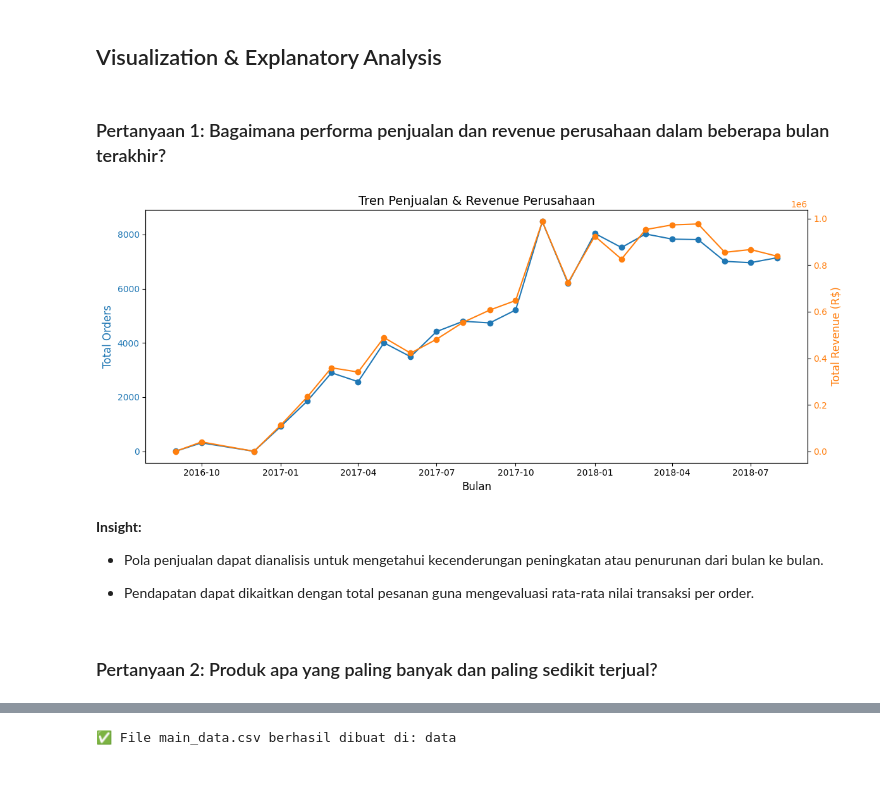
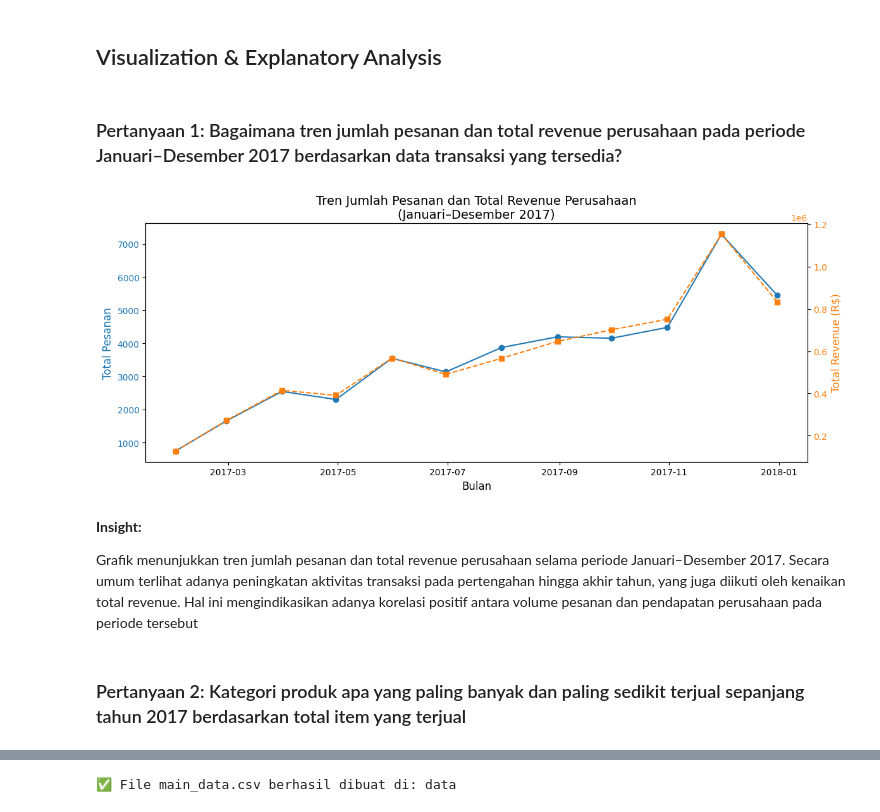
Before and after one commit to yudhakr/E-Commerce, a Jupyter notebook: notebook.ipynb, the cells around one changed output, grey strips where cells are left out. Saved outputs shown, nothing was run; the diff lists cells and outputs as text; code cells hidden in the pictures; blank space fills up the shorter version.

```diff
--- a/notebook.ipynb
+++ b/notebook.ipynb
@@ -374,3 +563,23 @@ sales_trend.tail(5)  # 5 bulan terakhir
+# %%
+# Gabungkan orders dan payments
+orders_payments_2017 = orders_2017.merge(
+    order_payments_df,
+    on='order_id',
+    how='left'
+)
+
+monthly_revenue = (
+    orders_payments_2017
+    .set_index('order_purchase_timestamp')
+    .resample('M')
+    .agg(total_revenue=('payment_value', 'sum'))
+)
+# %%
+sales_trend = monthly_orders.merge(
+    monthly_revenue,
+    left_index=True,
+    right_index=True
+)
 # %% [markdown]
 ###  Analisis penjualan terlaris dan kurang peminat
 # %%
@@ -419,39 +628,52 @@ dtype: int64
 - Produk dengan penjualan terendah bisa dievaluasi untuk penghapusan atau perbaikan strategi.
 # %% [markdown]
 ## Visualization & Explanatory Analysis
-# %% [markdown]
-### Pertanyaan 1: Bagaimana performa penjualan dan revenue perusahaan dalam beberapa bulan terakhir?
+# %% [markdown]
+### Pertanyaan 1: Bagaimana tren jumlah pesanan dan total revenue perusahaan pada periode Januari–Desember 2017 berdasarkan data transaksi yang tersedia?
 # %%
-import matplotlib.pyplot as plt
-import seaborn as sns
-
-# Konversi period ke datetime agar bisa diproses di grafik
-sales_trend.index = sales_trend.index.to_timestamp()
-
 # Plot tren penjualan dan revenue
 fig, ax1 = plt.subplots(figsize=(12, 5))
 
-# Plot total order
-ax1.set_title("Tren Penjualan & Revenue Perusahaan", fontsize=14)
+# Sumbu pertama: jumlah pesanan
+ax1.set_title(
+    "Tren Jumlah Pesanan dan Total Revenue Perusahaan\n(Januari–Desember 2017)",
+    fontsize=14
+)
 ax1.set_xlabel("Bulan", fontsize=12)
-ax1.set_ylabel("Total Orders", fontsize=12, color="tab:blue")
-ax1.plot(sales_trend.index, sales_trend["total_orders"], marker="o", linestyle="-", color="tab:blue", label="Total Orders")
-ax1.tick_params(axis="y", labelcolor="tab:blue")
+ax1.set_ylabel("Total Pesanan", fontsize=12, color="tab:blue")
 
-# Tambahkan sumbu kedua untuk revenue
+ax1.plot(
+    sales_trend.index,
+    sales_trend['total_orders'],
+    marker='o',
+    linestyle='-',
+    color='tab:blue',
+    label='Total Pesanan'
+)
+ax1.tick_params(axis='y', labelcolor='tab:blue')
+
+# Sumbu kedua: revenue
 ax2 = ax1.twinx()
 ax2.set_ylabel("Total Revenue (R$)", fontsize=12, color="tab:orange")
-ax2.plot(sales_trend.index, sales_trend["total_revenue"], marker="o", linestyle="-", color="tab:orange", label="Total Revenue")
-ax2.tick_params(axis="y", labelcolor="tab:orange")
 
+ax2.plot(
+    sales_trend.index,
+    sales_trend['total_revenue'],
+    marker='s',
+    linestyle='--',
+    color='tab:orange',
+    label='Total Revenue'
+)
+ax2.tick_params(axis='y', labelcolor='tab:orange')
+
+# Layout
 fig.tight_layout()
 plt.show()
 # %% [output]
-[figure, old version]
+[figure, new version]
-# %% [markdown]
-**Insight:**
-- Pola penjualan dapat dianalisis untuk mengetahui kecenderungan peningkatan atau penurunan dari bulan ke bulan.
-
-- Pendapatan dapat dikaitkan dengan total pesanan guna mengevaluasi rata-rata nilai transaksi per order.
+# %% [markdown]
+**Insight:**
+
+Grafik menunjukkan tren jumlah pesanan dan total revenue perusahaan selama periode Januari–Desember 2017. Secara umum terlihat adanya peningkatan aktivitas transaksi pada pertengahan hingga akhir tahun, yang juga diikuti oleh kenaikan total revenue. Hal ini mengindikasikan adanya korelasi positif antara volume pesanan dan pendapatan perusahaan pada periode tersebut
 # %% [markdown]
-### Pertanyaan 2: Produk apa yang paling banyak dan paling sedikit terjual?
+### Pertanyaan 2: Kategori produk apa yang paling banyak dan paling sedikit terjual sepanjang tahun 2017 berdasarkan total item yang terjual
```
Also changed, not shown: parts of 35 cells of this notebook, 1 other file.
